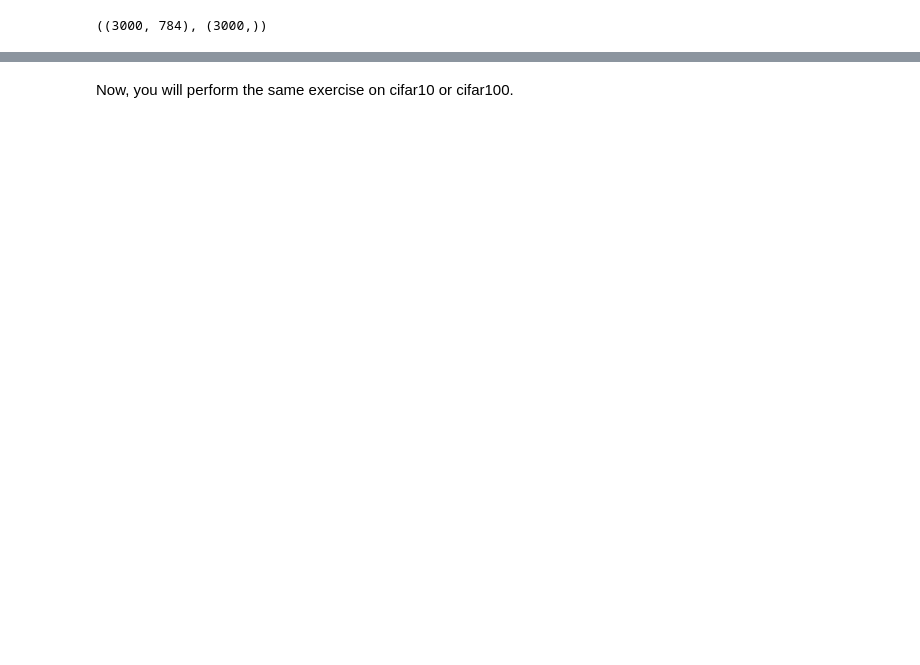
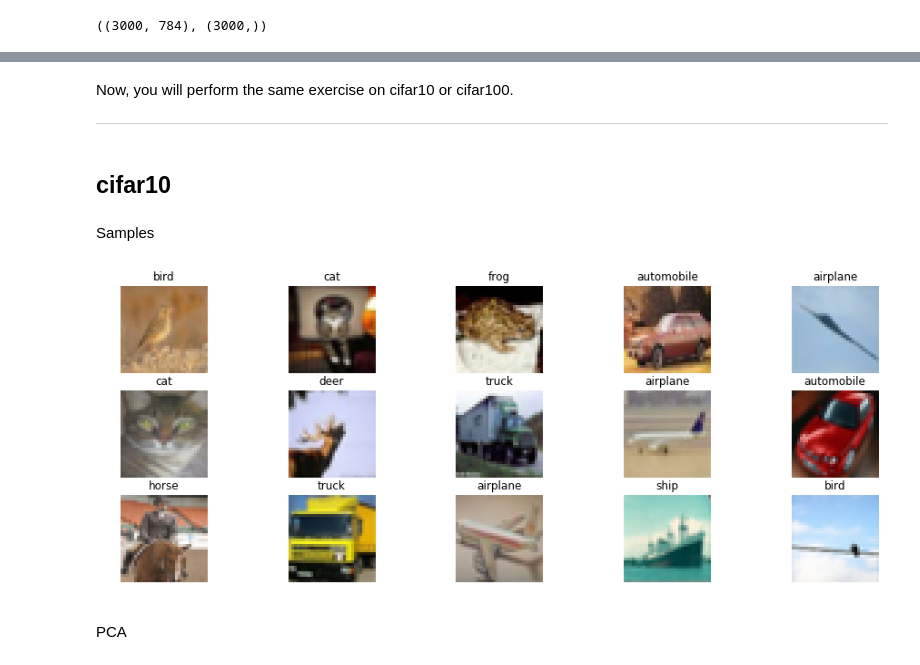
Before and after one commit to oopDaniel/Deep-learning-labs, a Jupyter notebook: Lab3/VisualizingDataSets.ipynb, the cells around one changed output, grey strips where cells are left out. Cells and saved outputs as stored; diff of their text form; code cells hidden in the pictures; blank space fills up the shorter version.

Commit message:
fin lab3-VisualizingDataSets

```diff
--- a/Lab3/VisualizingDataSets.ipynb
+++ b/Lab3/VisualizingDataSets.ipynb
@@ -166,2 +167,6 @@ sns.scatterplot(
 # %% [markdown]
 Now, you will perform the same exercise on cifar10 or cifar100.
+
+---
+# %% [markdown]
+## cifar10
@@ -167,0 +175,26 @@ Now, you will perform the same exercise on cifar10 or cifar100.
+# %%
+(x_train, y_train), (x_test, y_test) = cifar10.load_data()
+
+x_train = x_train
+
+indexes = x_train.shape[0]
+indexes = np.random.permutation(indexes)
+x_train = x_train[indexes]
+y_train = y_train[indexes]
+# %% [markdown]
+Samples
+# %%
+LABELS = ['airplane', 'automobile', 'bird', 'cat', 'deer', 'dog', 'frog', 'horse', 'ship', 'truck']
+
+fig = plt.figure( figsize=(16,6) )
+for i in range(0,15):
+    x = x_train[i]
+    y = LABELS[int(y_train[i])]
+    ax = fig.add_subplot(3,5,i+1, title="{}".format(y))
+    ax.imshow(x)
+    ax.axis('off')
+plt.show()
+# %% [output]
+[figure, added]
+# %% [markdown]
+PCA
```
Also changed, not shown: parts of 37 cells of this notebook.
